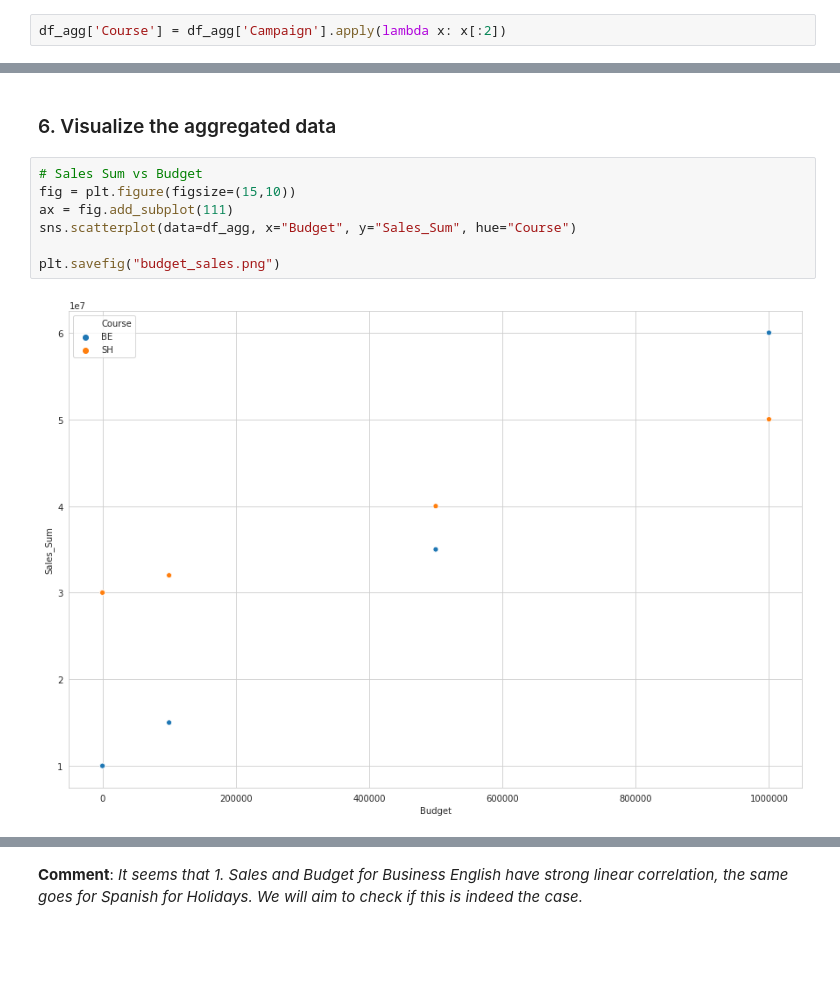
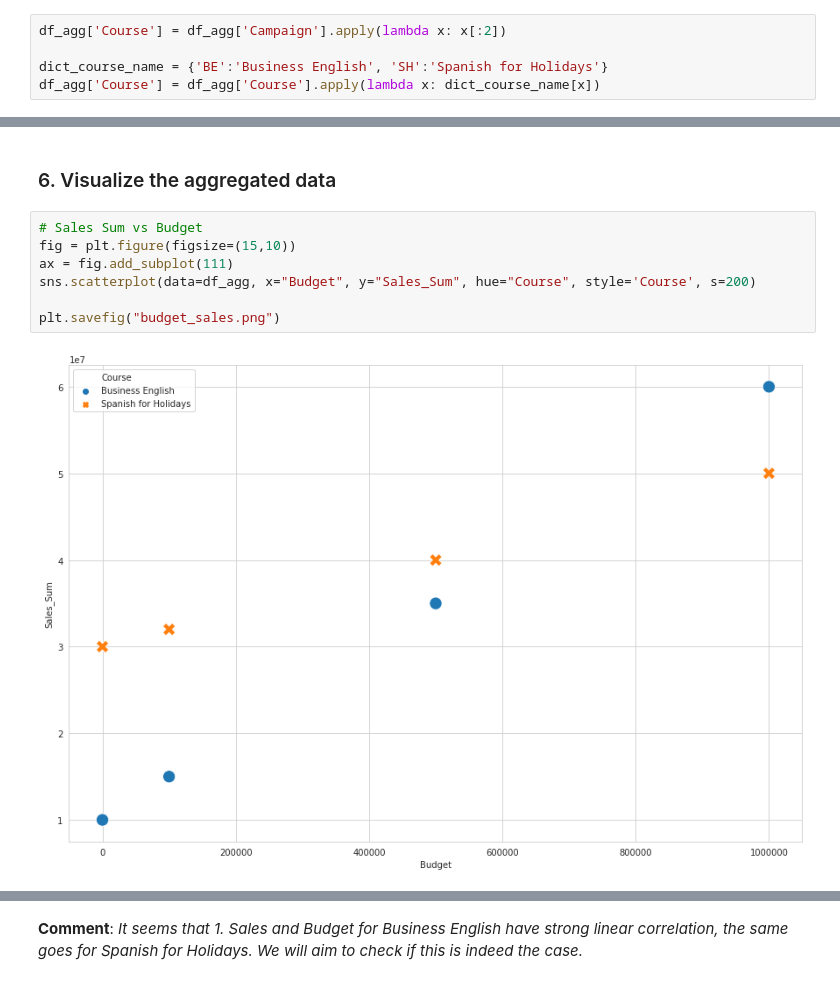
Before and after one commit to jiacheng-yao/ml_challenges, a Jupyter notebook: babbel/babbel_data_scientist_challenge_jiacheng_yao.ipynb, the cells around one changed output, grey strips where cells are left out. Cells and saved outputs as stored; diff of their text form; blank space fills up the shorter version.

Commit message:
update plots

```diff
--- a/babbel/babbel_data_scientist_challenge_jiacheng_yao.ipynb
+++ b/babbel/babbel_data_scientist_challenge_jiacheng_yao.ipynb
@@ -98,6 +98,9 @@ df_agg['budget'] = pd.Series(l_budget)
 df_agg.columns = ['Campaign', 'Sales_Sum', 'Sales_Std', 'Budget']
 # %%
 df_agg['Course'] = df_agg['Campaign'].apply(lambda x: x[:2])
+
+dict_course_name = {'BE':'Business English', 'SH':'Spanish for Holidays'}
+df_agg['Course'] = df_agg['Course'].apply(lambda x: dict_course_name[x])
 # %%
 df_agg
 # %% [output]
@@ -119,12 +122,12 @@ df_agg
 # %%
 # Sales Sum vs Budget
 fig = plt.figure(figsize=(15,10))
 ax = fig.add_subplot(111)
-sns.scatterplot(data=df_agg, x="Budget", y="Sales_Sum", hue="Course")
+sns.scatterplot(data=df_agg, x="Budget", y="Sales_Sum", hue="Course", style='Course', s=200)
 
 plt.savefig("budget_sales.png")
 # %% [output]
-[figure, old version]
+[figure, new version]
 # %%
 # Sales Standard Deviation vs Budget
 fig = plt.figure(figsize=(15,10))
```
Also changed, not shown: parts of 9 cells of this notebook.
